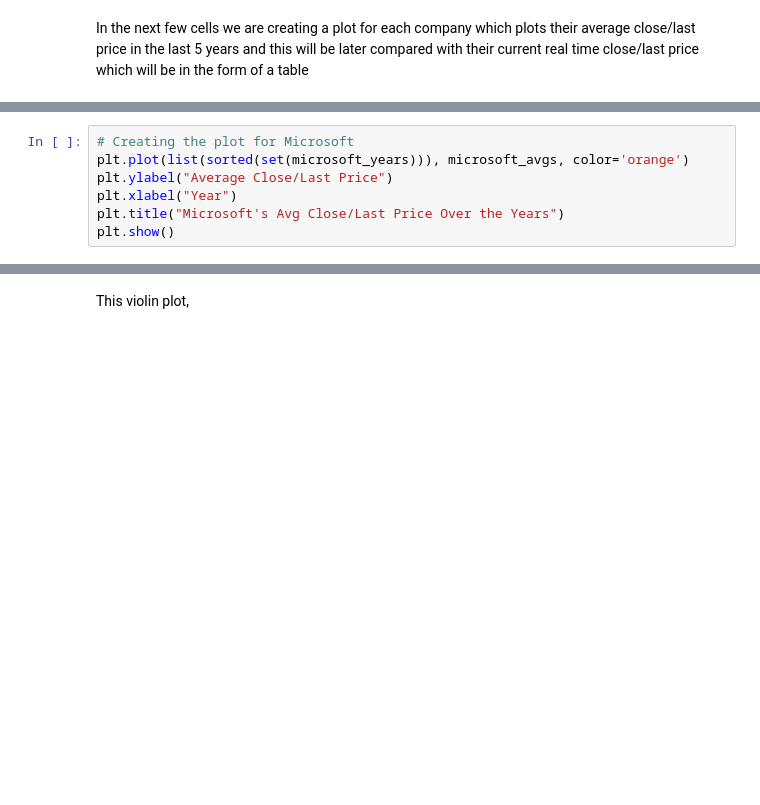
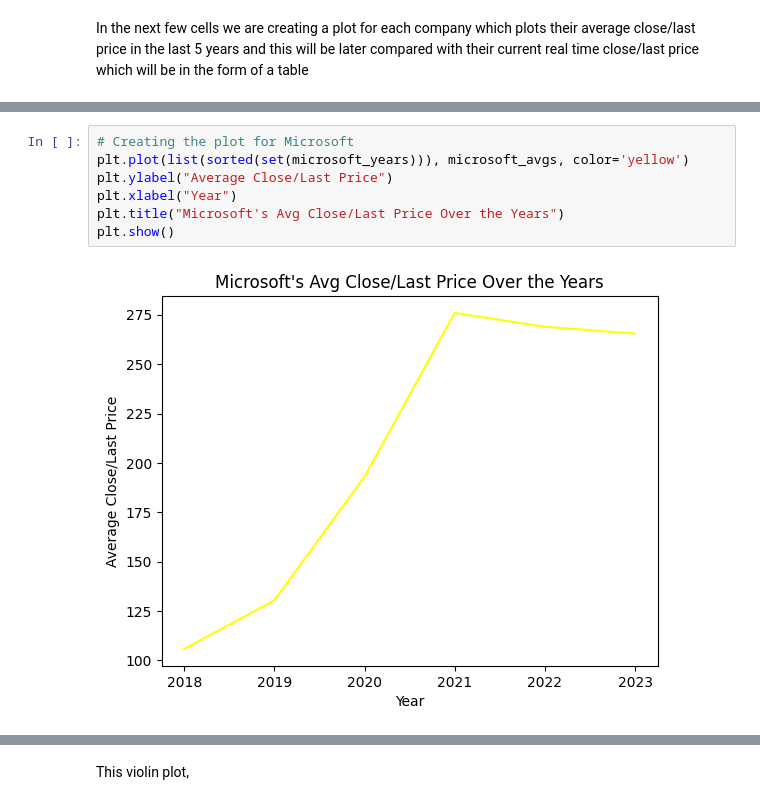
Before and after one commit to tejasking62/StockPricePredictor, a Jupyter notebook: 320 Final Project.ipynb, the cells around one changed output, grey strips where cells are left out. Drawn from its saved outputs; the diff is of its cells as text; blank space fills up the shorter version.

```diff
--- a/320 Final Project.ipynb
+++ b/320 Final Project.ipynb
@@ -425,10 +468,12 @@ plt.show()
 # %%
 # Creating the plot for Microsoft
-plt.plot(list(sorted(set(microsoft_years))), microsoft_avgs, color='orange')
+plt.plot(list(sorted(set(microsoft_years))), microsoft_avgs, color='yellow')
 plt.ylabel("Average Close/Last Price")
 plt.xlabel("Year")
 plt.title("Microsoft's Avg Close/Last Price Over the Years")
 plt.show()
+# %% [output]
+[figure, added]
 # %%
 # Add 'Company' column to individual company datasets
 apple['Company'] = 'Apple'
```
Also changed, not shown: parts of 47 cells of this notebook.
